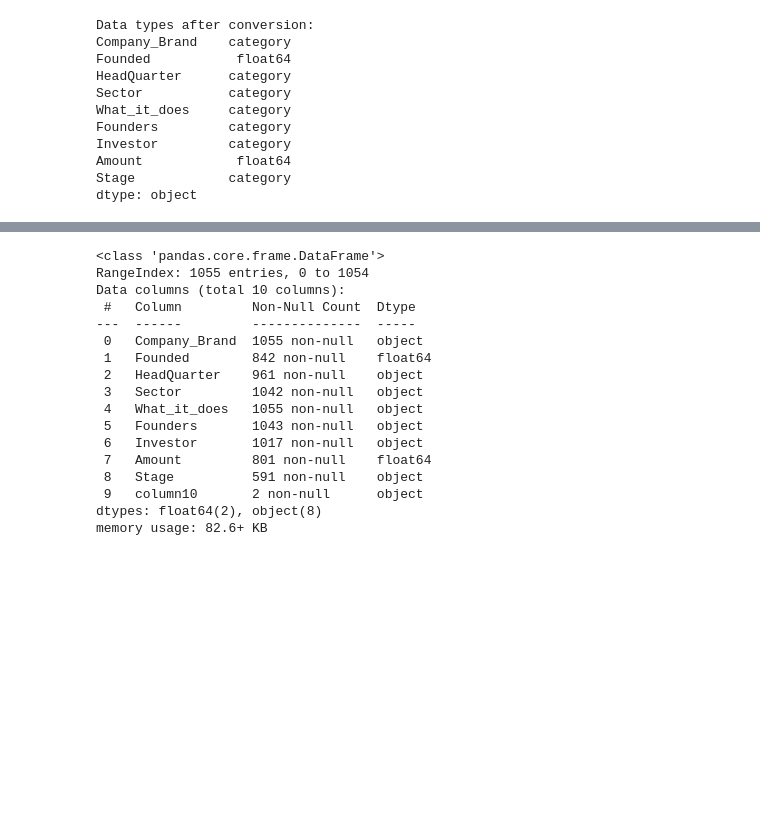
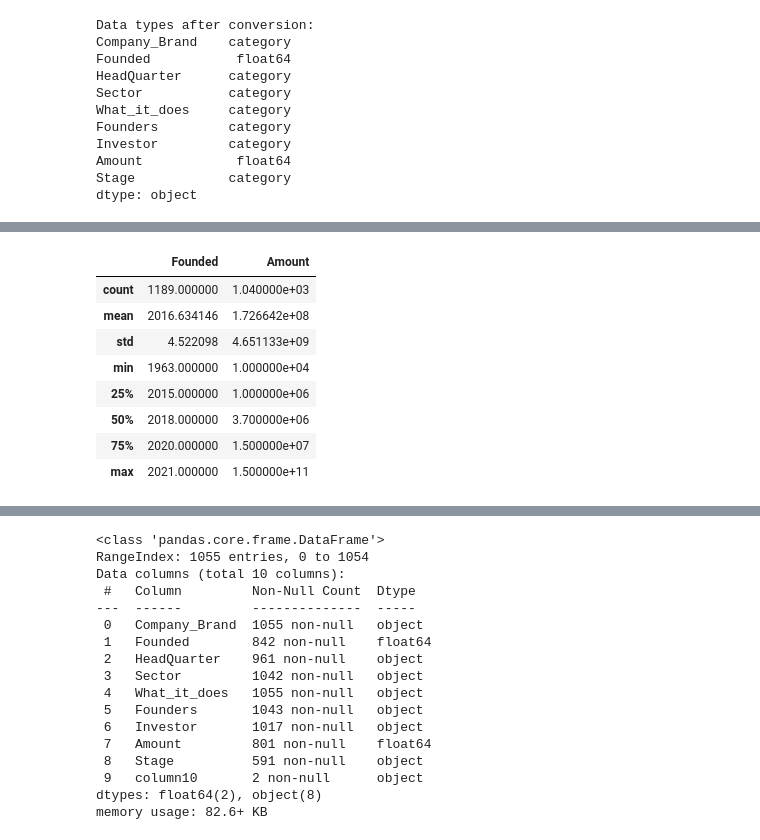
Before and after one commit to BamBamOguns/CA_First_Project_LP1, a Jupyter notebook: Notebooks/main.ipynb, the cells around one changed output, grey strips where cells are left out. Saved outputs shown, nothing was run; the diff lists cells and outputs as text; code cells hidden in the pictures; blank space fills up the shorter version.

```diff
--- a/Notebooks/main.ipynb
+++ b/Notebooks/main.ipynb
@@ -129,0 +217,12 @@ dtype: object
+# %%
+data_2021_clean.describe()
+# %% [output]
+|  | Founded | Amount |
+| count | 1189.000000 | 1.040000e+03 |
+| mean | 2016.634146 | 1.726642e+08 |
+| std | 4.522098 | 4.651133e+09 |
+| min | 1963.000000 | 1.000000e+04 |
+| 25% | 2015.000000 | 1.000000e+06 |
+| 50% | 2018.000000 | 3.700000e+06 |
+| 75% | 2020.000000 | 1.500000e+07 |
+| max | 2021.000000 | 1.500000e+11 |
```
Also changed, not shown: parts of 12 cells of this notebook.
